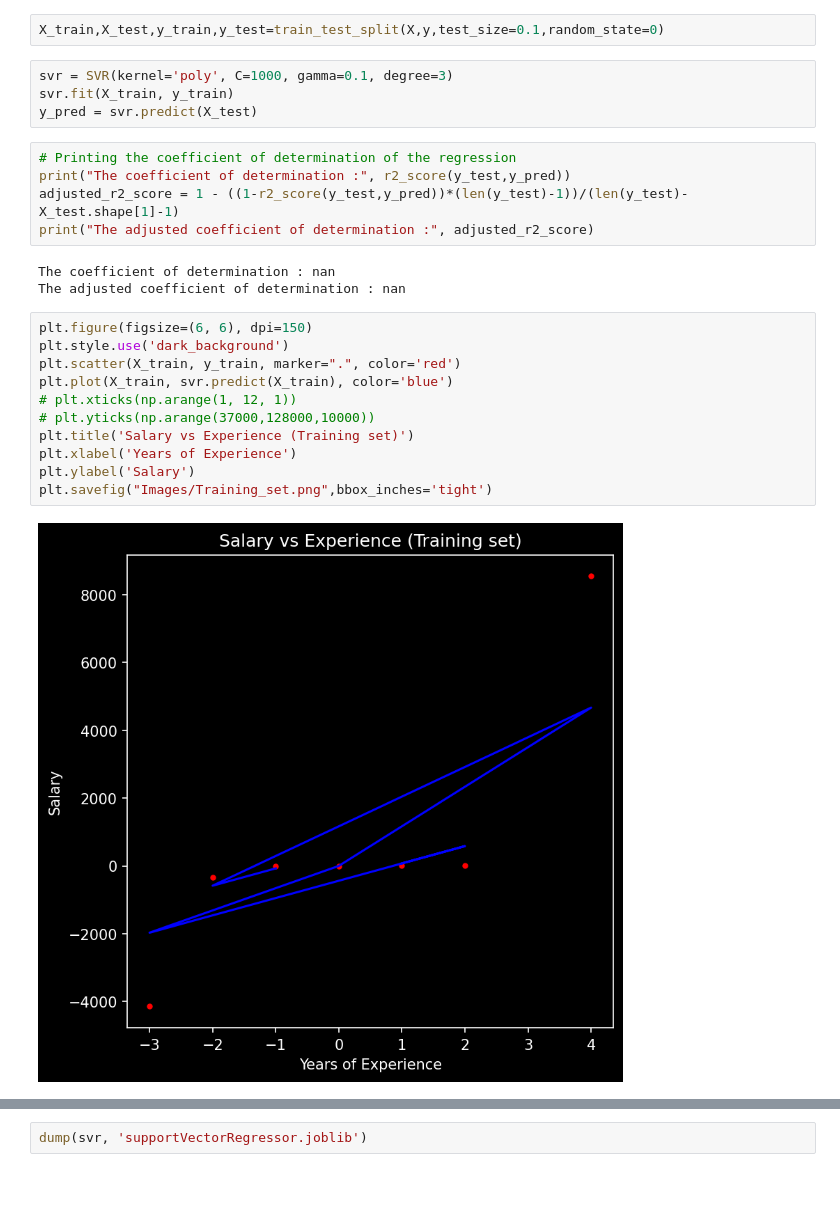
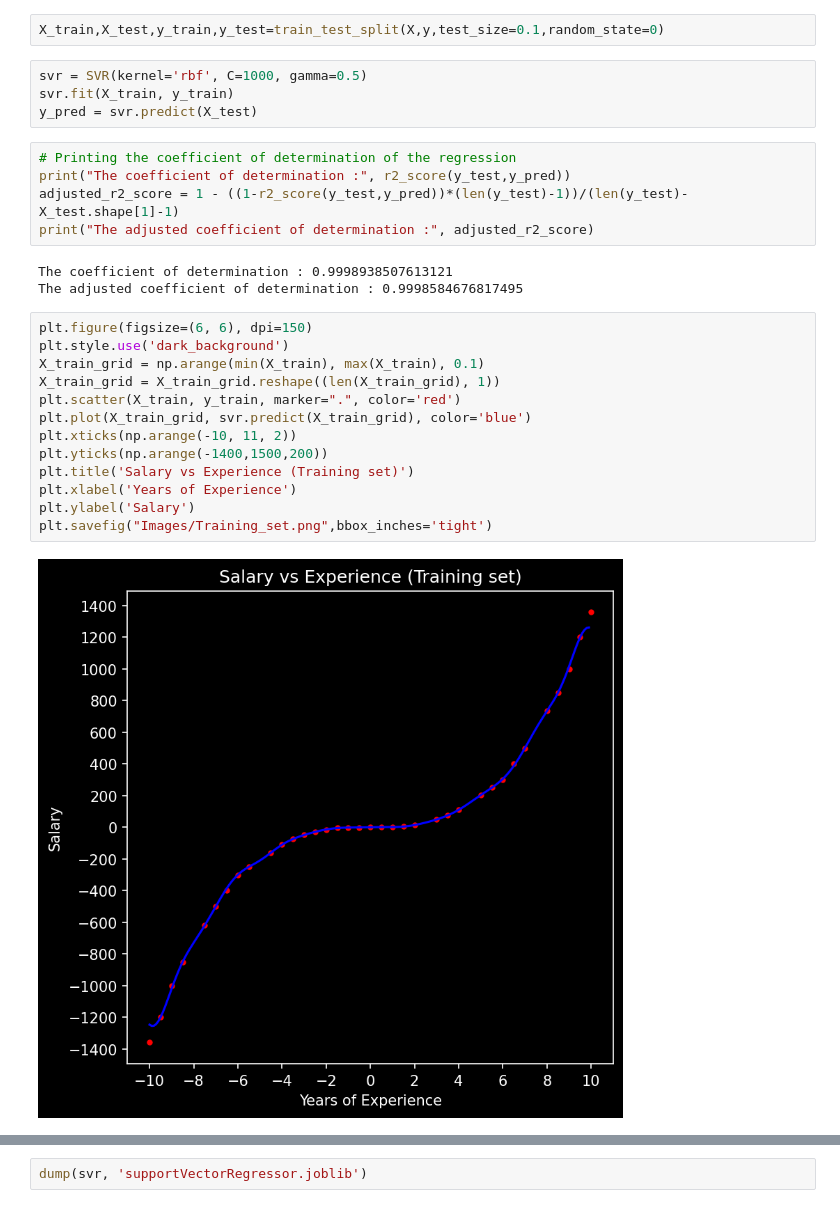
Before and after one commit to debjitpal5040/ML_Algorithms, a Jupyter notebook: Machine Learning/Supervised Learning/Regression/Support Vector Regression/Support_Vector_Regression.ipynb, the cells around one changed output, grey strips where cells are left out. Drawn from its saved outputs; the diff is of its cells as text.

```diff
--- a/Machine Learning/Supervised Learning/Regression/Support Vector Regression/Support_Vector_Regression.ipynb
+++ b/Machine Learning/Supervised Learning/Regression/Support Vector Regression/Support_Vector_Regression.ipynb
@@ -78,7 +78,7 @@ plt.savefig("Images/Points_vs_Values.png",bbox_inches='tight')
 # %%
 X_train,X_test,y_train,y_test=train_test_split(X,y,test_size=0.1,random_state=0)
 # %%
-svr = SVR(kernel='poly', C=1000, gamma=0.1, degree=3)
+svr = SVR(kernel='rbf', C=1000, gamma=0.5)
 svr.fit(X_train, y_train)
 y_pred = svr.predict(X_test)
 # %%
@@ -87,21 +87,23 @@ print("The coefficient of determination :", r2_score(y_test,y_pred))
 adjusted_r2_score = 1 - ((1-r2_score(y_test,y_pred))*(len(y_test)-1))/(len(y_test)-X_test.shape[1]-1)
 print("The adjusted coefficient of determination :", adjusted_r2_score)
 # %% [output]
-The coefficient of determination : nan
-The adjusted coefficient of determination : nan
+The coefficient of determination : 0.9998938507613121
+The adjusted coefficient of determination : 0.9998584676817495
 # %%
 plt.figure(figsize=(6, 6), dpi=150)
 plt.style.use('dark_background')
+X_train_grid = np.arange(min(X_train), max(X_train), 0.1)
+X_train_grid = X_train_grid.reshape((len(X_train_grid), 1))
 plt.scatter(X_train, y_train, marker=".", color='red')
-plt.plot(X_train, svr.predict(X_train), color='blue')
-# plt.xticks(np.arange(1, 12, 1))
-# plt.yticks(np.arange(37000,128000,10000))
+plt.plot(X_train_grid, svr.predict(X_train_grid), color='blue')
+plt.xticks(np.arange(-10, 11, 2))
+plt.yticks(np.arange(-1400,1500,200))
 plt.title('Salary vs Experience (Training set)')
 plt.xlabel('Years of Experience')
 plt.ylabel('Salary')
 plt.savefig("Images/Training_set.png",bbox_inches='tight')
 # %% [output]
-[figure, old version]
+[figure, new version]
 # %%
 plt.figure(figsize=(6, 6), dpi=150)
 plt.style.use('dark_background')
```
Also changed, not shown: parts of 8 cells of this notebook, 25 other files.
